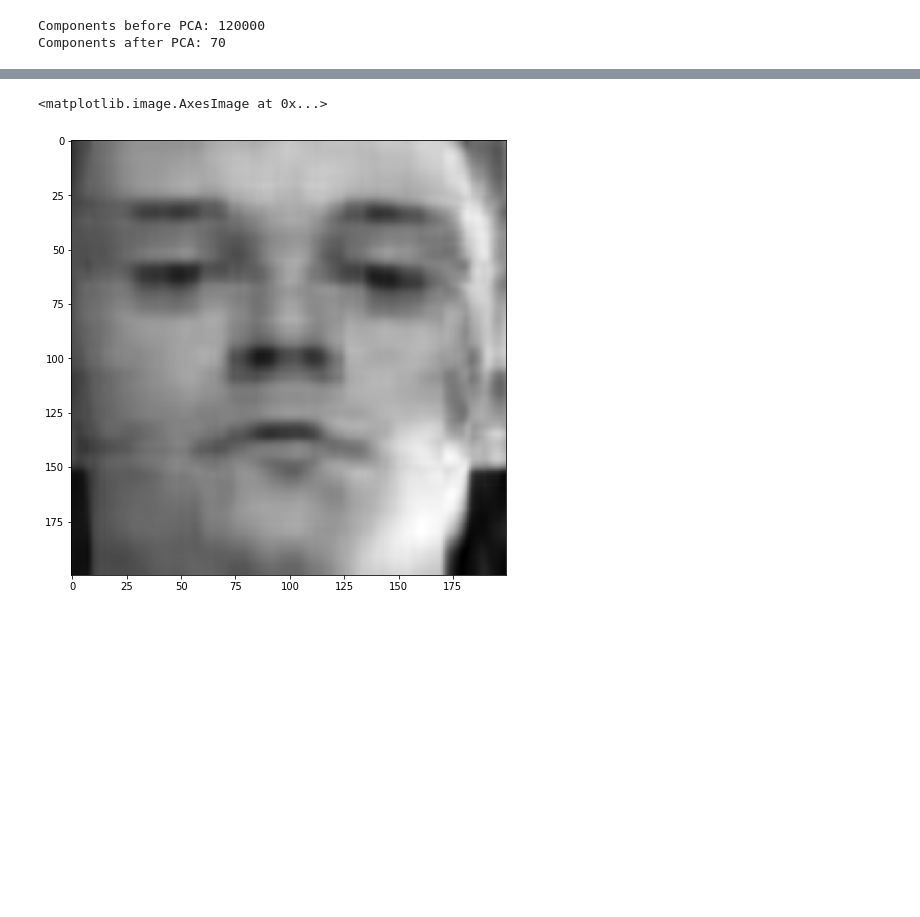
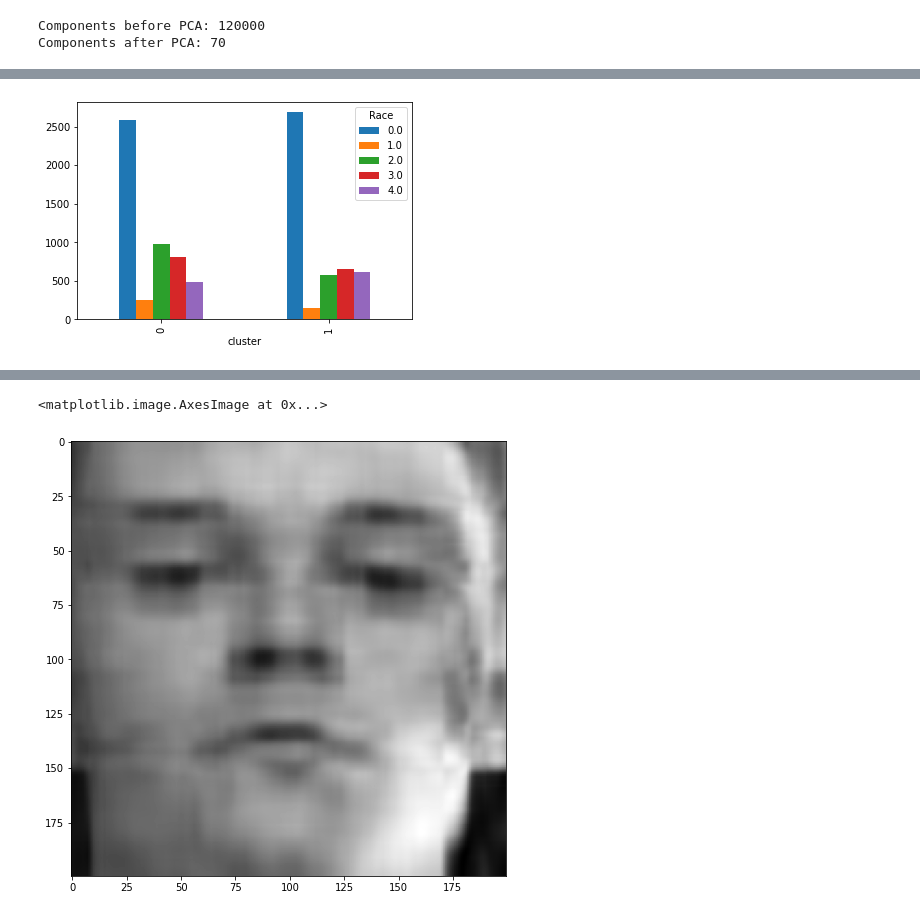
Before and after one commit to koldbrandt/glowing-umbrella-faces-unsup, a Jupyter notebook: ICA.ipynb, the cells around one changed output, grey strips where cells are left out. Drawn from its saved outputs; the diff is of its cells as text; code cells hidden in the pictures; blank space fills up the shorter version.

```diff
--- a/ICA.ipynb
+++ b/ICA.ipynb
@@ -125,0 +117,4 @@ view_cluster(0)
+# %%
+_  = pd.crosstab(df_info['cluster'],df_info['Race']).plot.bar()
+# %% [output]
+[figure, added]
```
Also changed, not shown: parts of 21 cells of this notebook, 3 other files.
